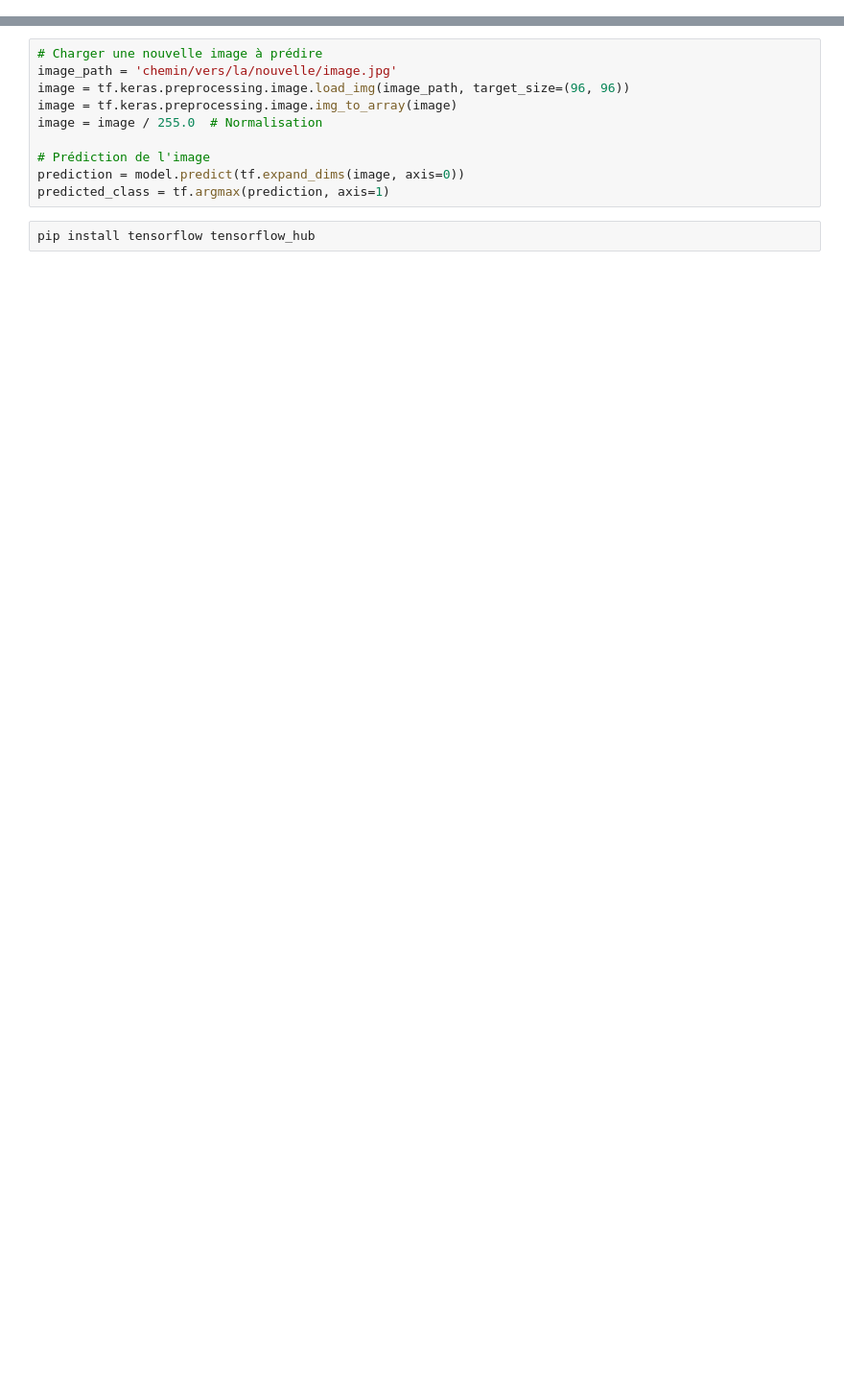
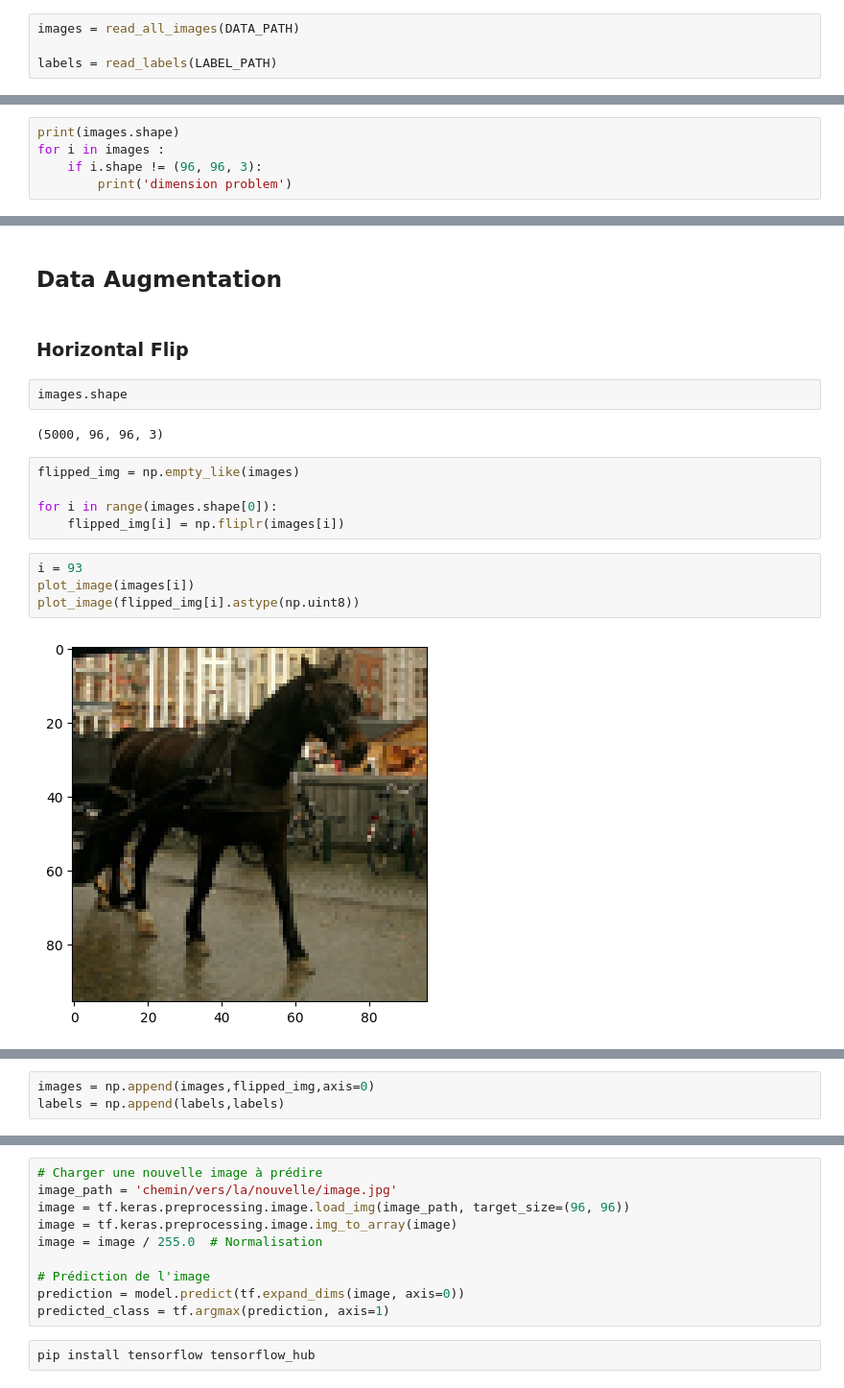
Before and after one commit to ramamo17/ComputerVisionIASD, a Jupyter notebook: Projet_Deep_Learning_pour_les_images.ipynb, the cells around one changed output, grey strips where cells are left out. Shown at 96% size. Saved outputs shown, nothing was run; the diff lists cells and outputs as text; blank space fills up the shorter version.

Commit message:
Ajouter Horizontal Flip

```diff
--- a/Projet_Deep_Learning_pour_les_images.ipynb
+++ b/Projet_Deep_Learning_pour_les_images.ipynb
@@ -191,3 +168,7 @@ labels.shape
+# %%
+images = read_all_images(DATA_PATH)
+
+labels = read_labels(LABEL_PATH)
 # %%
 import tensorflow as tf
 from tensorflow.keras import layers, models
@@ -193,0 +195,5 @@ from tensorflow.keras import layers, models
+# %%
+print(images.shape)
+for i in images :
+    if i.shape != (96, 96, 3):
+        print('dimension problem')
@@ -273,0 +356,19 @@ print(f"Test Accuracy: {test_accuracy}")
+# %% [markdown]
+## Data Augmentation
+# %% [markdown]
+### Horizontal Flip
+# %%
+images.shape
+# %% [output]
+(5000, 96, 96, 3)
+# %%
+flipped_img = np.empty_like(images)
+
+for i in range(images.shape[0]):
+    flipped_img[i] = np.fliplr(images[i])
+# %%
+i = 93
+plot_image(images[i])
+plot_image(flipped_img[i].astype(np.uint8))
+# %% [output]
+[figure, added]
@@ -273,0 +376,3 @@ print(f"Test Accuracy: {test_accuracy}")
+# %%
+images = np.append(images,flipped_img,axis=0)
+labels = np.append(labels,labels)
```
Also changed, not shown: parts of 24 cells of this notebook, 1 other file.
